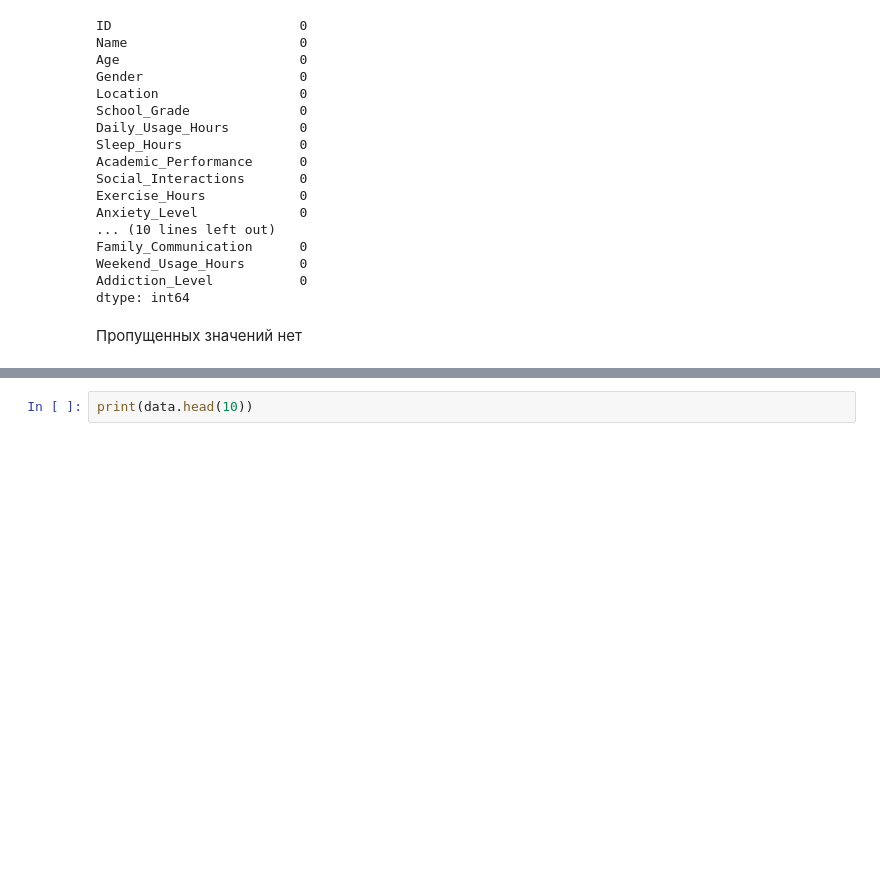
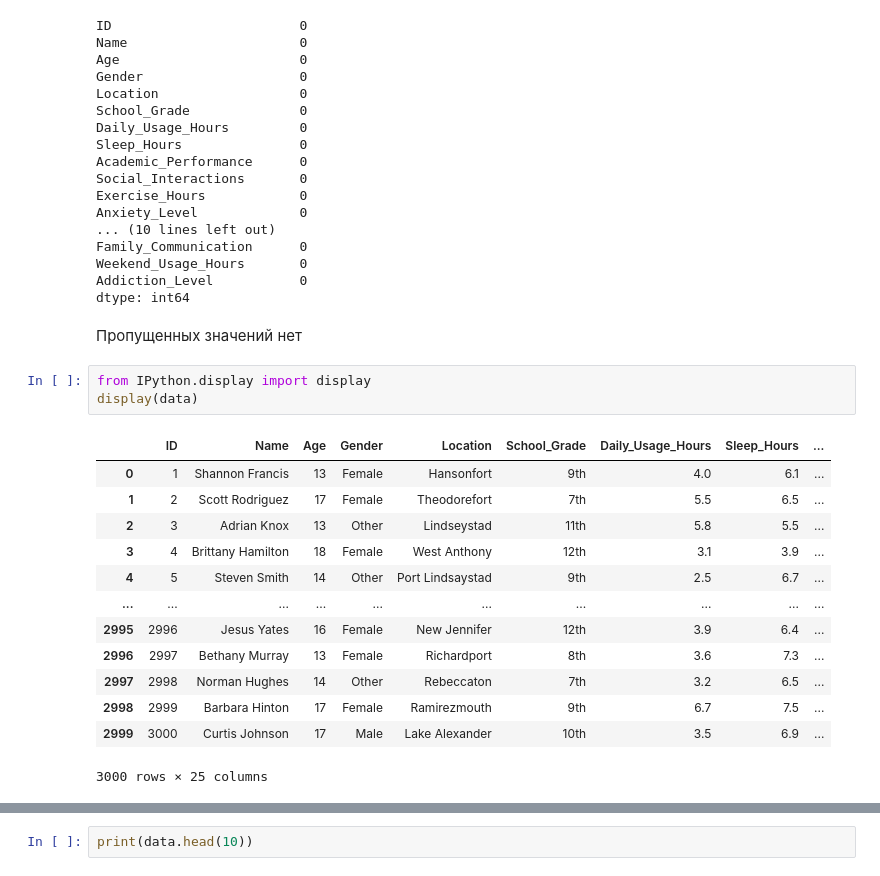
Before and after one commit to Astra-g/ML_teen_phone_addiction, a Jupyter notebook: ML_teen_phone_addiction.ipynb, the cells around one changed output, grey strips where cells are left out. Cells and saved outputs as stored; diff of their text form; blank space fills up the shorter version.

```diff
--- a/ML_teen_phone_addiction.ipynb
+++ b/ML_teen_phone_addiction.ipynb
@@ -29,3 +30,20 @@ Addiction_Level           0
 dtype: int64
 # %% [markdown]
 Пропущенных значений нет
+# %%
+from IPython.display import display
+display(data)
+# %% [output]
+|  | ID | Name | Age | Gender | Location | School_Grade | Daily_Usage_Hours | Sleep_Hours | ... |
+| 0 | 1 | Shannon Francis | 13 | Female | Hansonfort | 9th | 4.0 | 6.1 | ... |
+| 1 | 2 | Scott Rodriguez | 17 | Female | Theodorefort | 7th | 5.5 | 6.5 | ... |
+| 2 | 3 | Adrian Knox | 13 | Other | Lindseystad | 11th | 5.8 | 5.5 | ... |
+| 3 | 4 | Brittany Hamilton | 18 | Female | West Anthony | 12th | 3.1 | 3.9 | ... |
+| 4 | 5 | Steven Smith | 14 | Other | Port Lindsaystad | 9th | 2.5 | 6.7 | ... |
+| ... | ... | ... | ... | ... | ... | ... | ... | ... | ... |
+| 2995 | 2996 | Jesus Yates | 16 | Female | New Jennifer | 12th | 3.9 | 6.4 | ... |
+| 2996 | 2997 | Bethany Murray | 13 | Female | Richardport | 8th | 3.6 | 7.3 | ... |
+| 2997 | 2998 | Norman Hughes | 14 | Other | Rebeccaton | 7th | 3.2 | 6.5 | ... |
+| 2998 | 2999 | Barbara Hinton | 17 | Female | Ramirezmouth | 9th | 6.7 | 7.5 | ... |
+| 2999 | 3000 | Curtis Johnson | 17 | Male | Lake Alexander | 10th | 3.5 | 6.9 | ... |
+3000 rows × 25 columns
```
Also changed, not shown: parts of 2 cells of this notebook.
